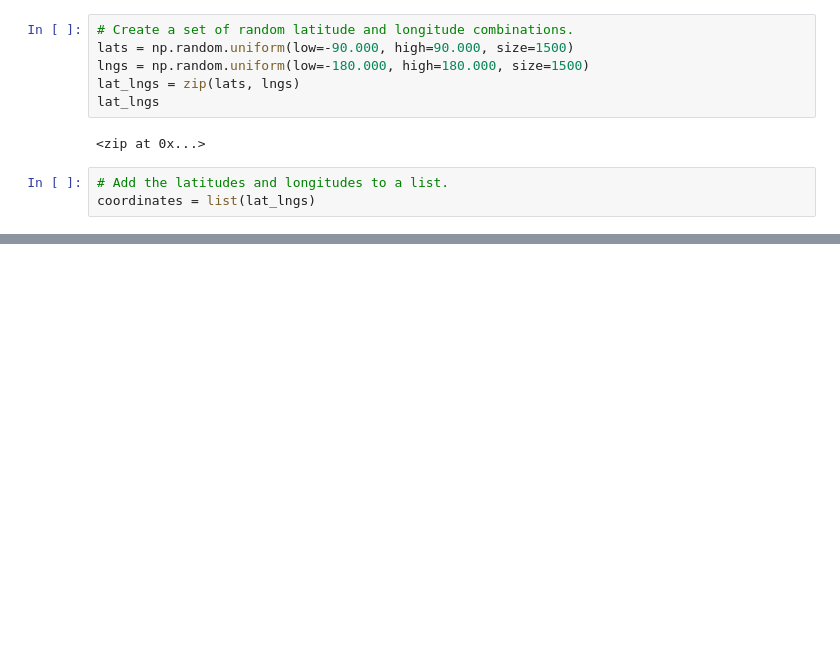
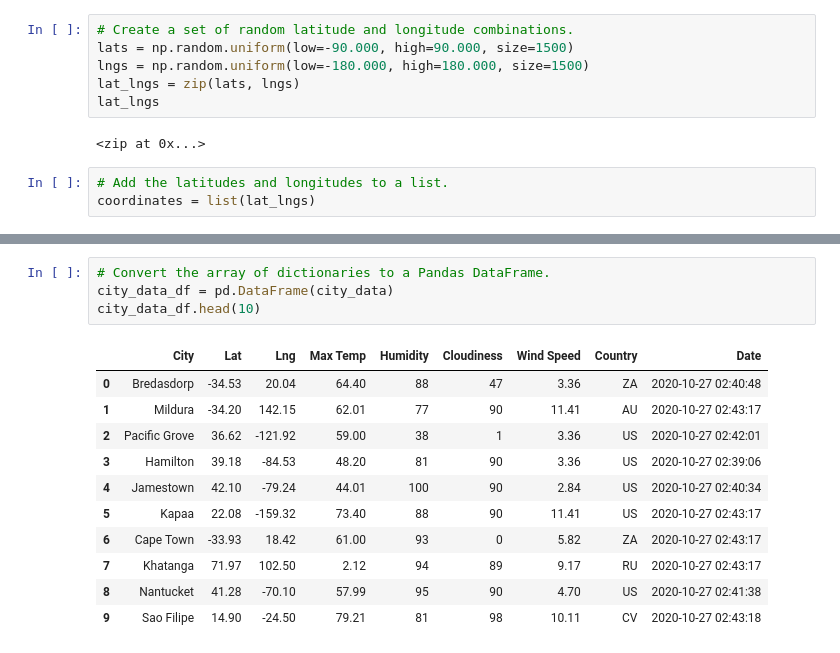
Before and after one commit to jbates2549/World_Weather_Analysis, a Jupyter notebook: WeatherPy.ipynb, the cells around one changed output, grey strips where cells are left out. Drawn from its saved outputs; the diff is of its cells as text; blank space fills up the shorter version.

```diff
--- a/WeatherPy.ipynb
+++ b/WeatherPy.ipynb
@@ -31,0 +137,16 @@ len(cities)
+# %%
+# Convert the array of dictionaries to a Pandas DataFrame.
+city_data_df = pd.DataFrame(city_data)
+city_data_df.head(10)
+# %% [output]
+|  | City | Lat | Lng | Max Temp | Humidity | Cloudiness | Wind Speed | Country | Date |
+| 0 | Bredasdorp | -34.53 | 20.04 | 64.40 | 88 | 47 | 3.36 | ZA | 2020-10-27 02:40:48 |
+| 1 | Mildura | -34.20 | 142.15 | 62.01 | 77 | 90 | 11.41 | AU | 2020-10-27 02:43:17 |
+| 2 | Pacific Grove | 36.62 | -121.92 | 59.00 | 38 | 1 | 3.36 | US | 2020-10-27 02:42:01 |
+| 3 | Hamilton | 39.18 | -84.53 | 48.20 | 81 | 90 | 3.36 | US | 2020-10-27 02:39:06 |
+| 4 | Jamestown | 42.10 | -79.24 | 44.01 | 100 | 90 | 2.84 | US | 2020-10-27 02:40:34 |
+| 5 | Kapaa | 22.08 | -159.32 | 73.40 | 88 | 90 | 11.41 | US | 2020-10-27 02:43:17 |
+| 6 | Cape Town | -33.93 | 18.42 | 61.00 | 93 | 0 | 5.82 | ZA | 2020-10-27 02:43:17 |
+| 7 | Khatanga | 71.97 | 102.50 | 2.12 | 94 | 89 | 9.17 | RU | 2020-10-27 02:43:17 |
+| 8 | Nantucket | 41.28 | -70.10 | 57.99 | 95 | 90 | 4.70 | US | 2020-10-27 02:41:38 |
+| 9 | Sao Filipe | 14.90 | -24.50 | 79.21 | 81 | 98 | 10.11 | CV | 2020-10-27 02:43:18 |
```
Also changed, not shown: parts of 8 cells of this notebook, 3 other files.
